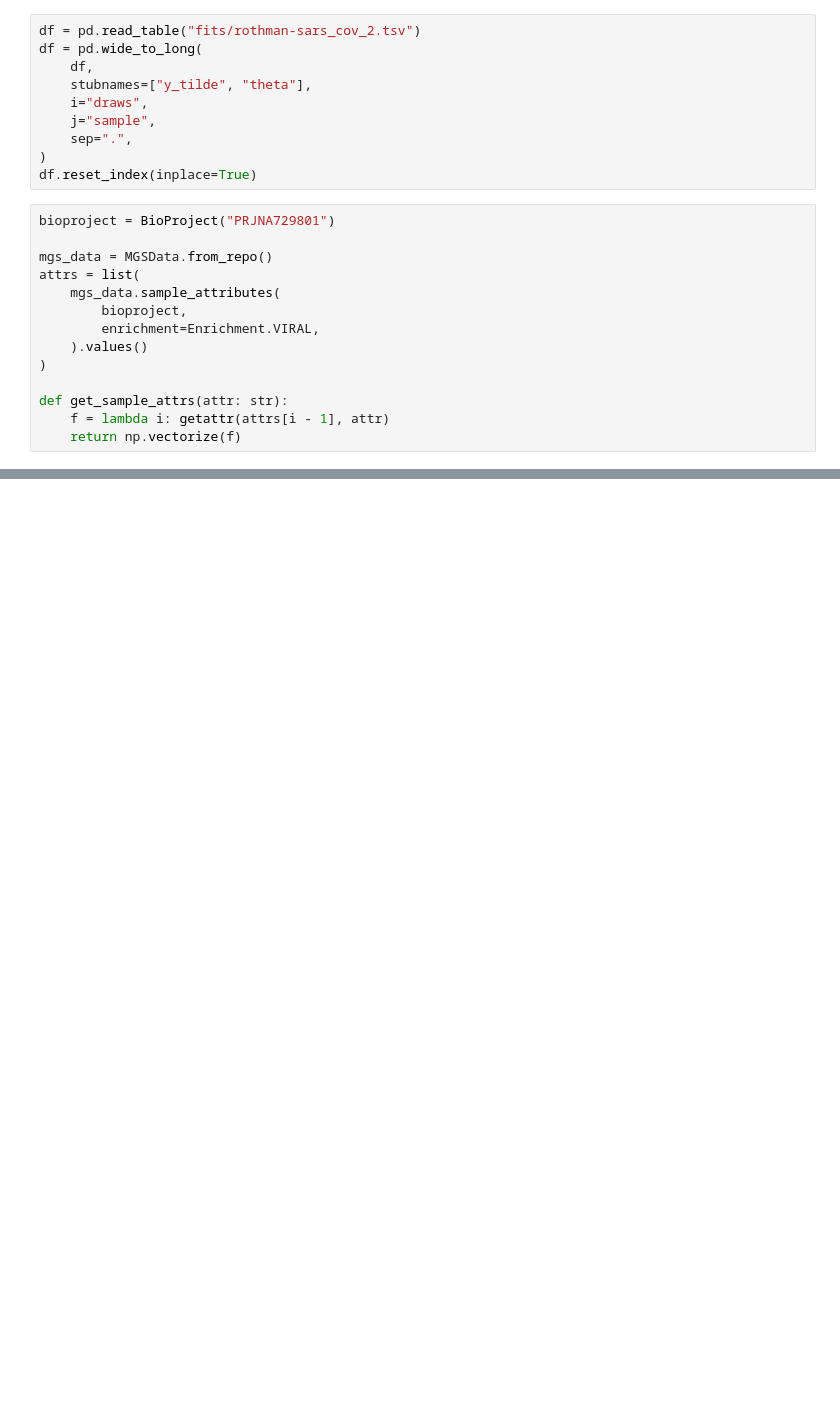
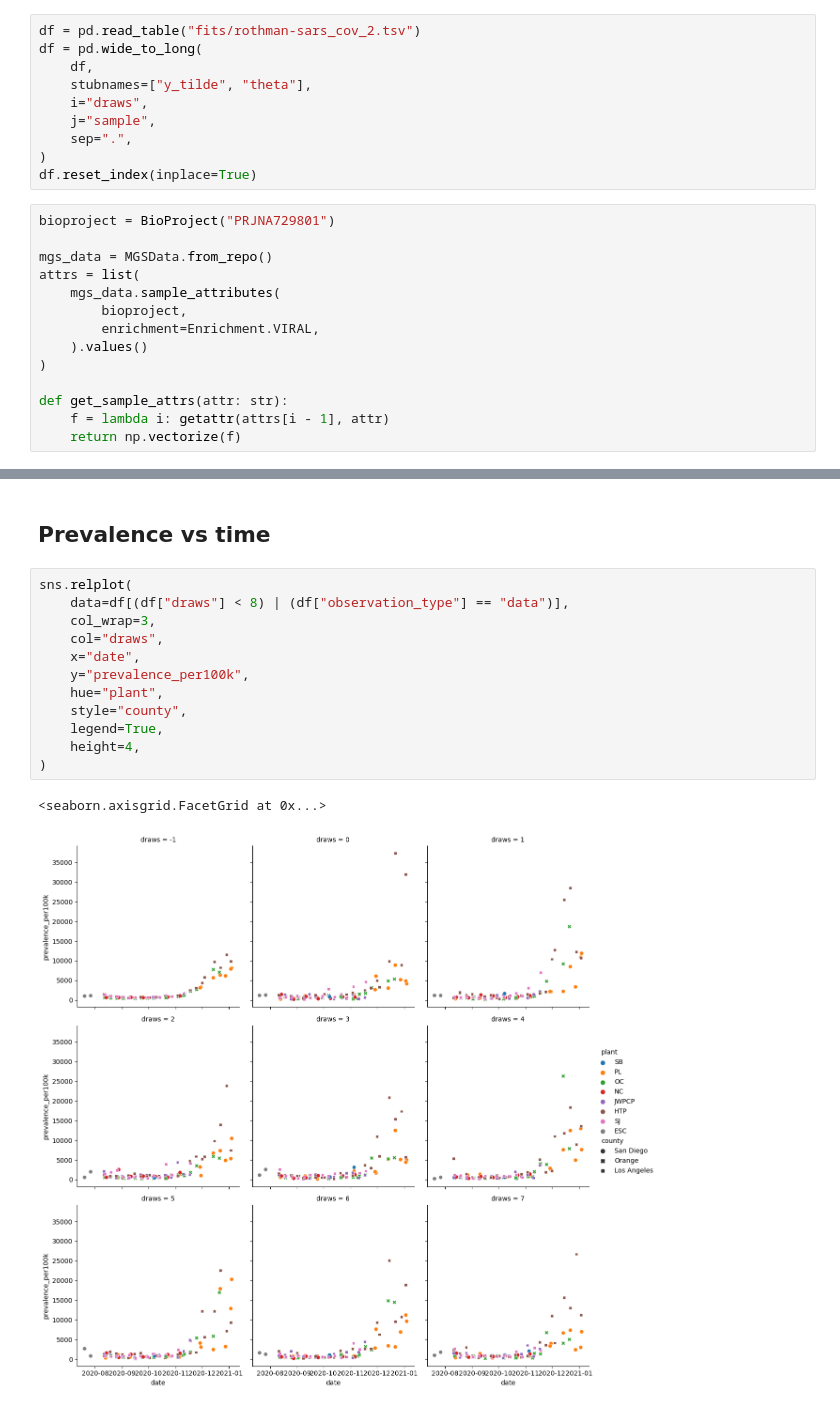
Before and after one commit to naobservatory/p2ra, a Jupyter notebook: post_pred.ipynb, the cells around one changed output, grey strips where cells are left out. Drawn from its saved outputs; the diff is of its cells as text; blank space fills up the shorter version.

```diff
--- a/post_pred.ipynb
+++ b/post_pred.ipynb
@@ -251,0 +130,17 @@ for draw in range(1, 100, 10):
+# %% [markdown]
+## Prevalence vs time
+# %%
+sns.relplot(
+    data=df[(df["draws"] < 8) | (df["observation_type"] == "data")],
+    col_wrap=3,
+    col="draws",
+    x="date",
+    y="prevalence_per100k",
+    hue="plant",
+    style="county",
+    legend=True,
+    height=4,
+)
+# %% [output]
+<seaborn.axisgrid.FacetGrid at 0x...>
+[figure, added]
```
Also changed, not shown: parts of 18 cells of this notebook, 1 other file.
